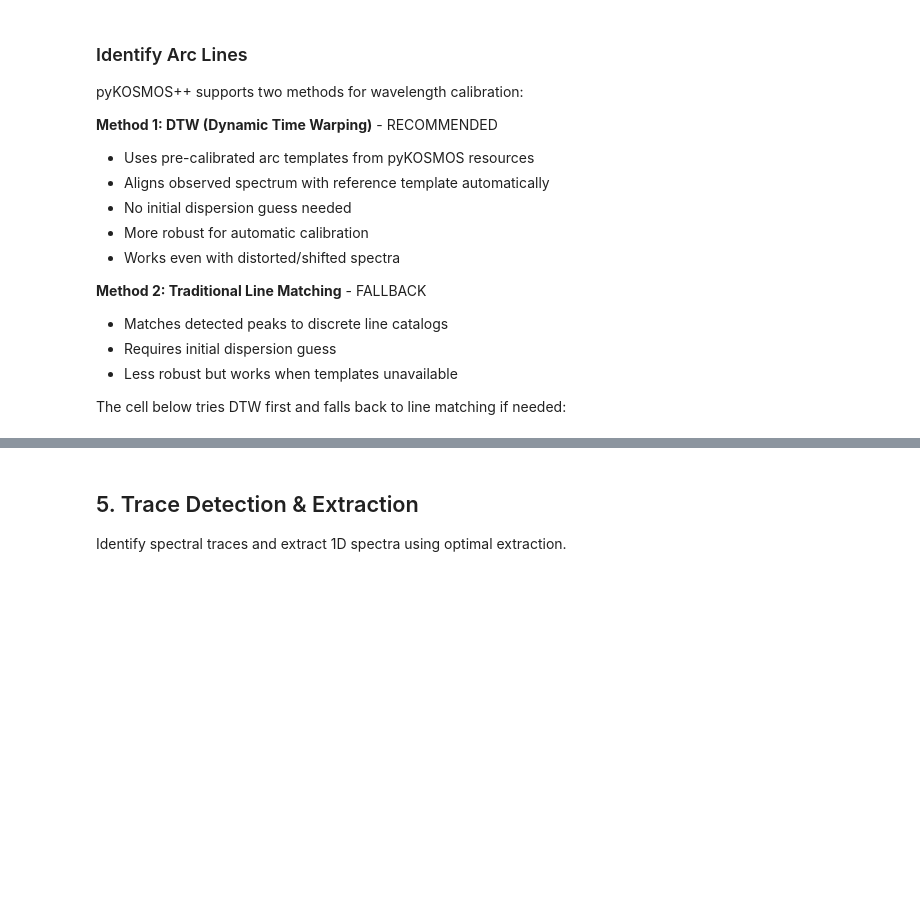
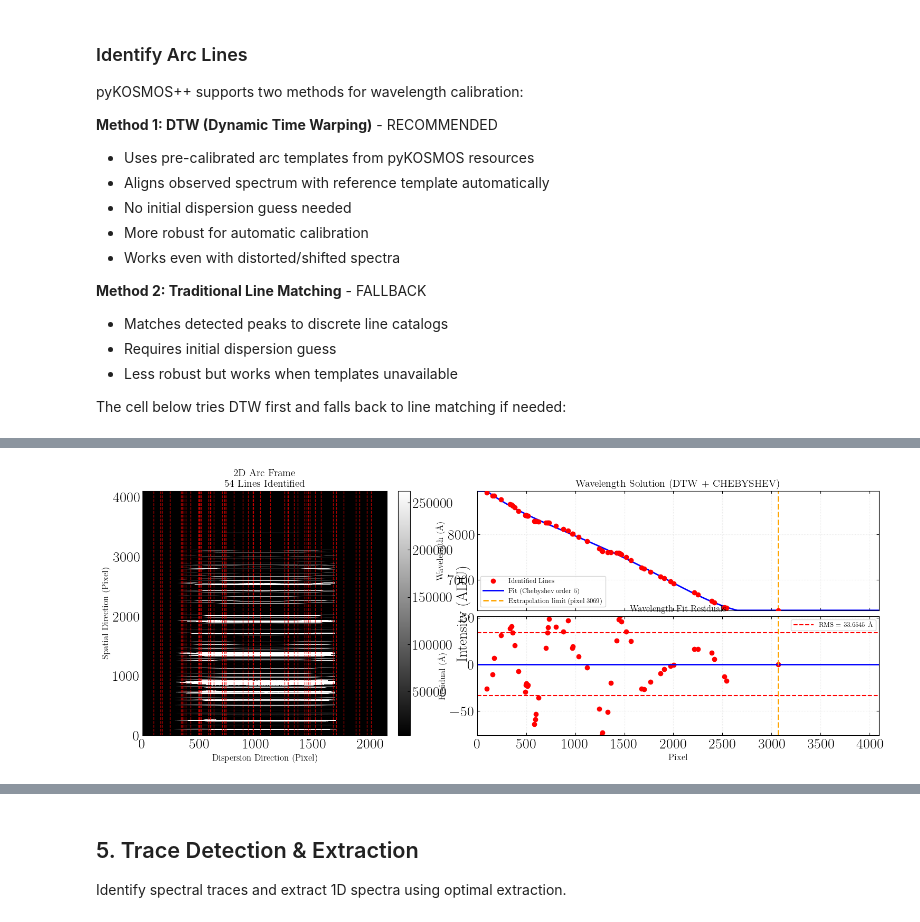
Before and after one commit to gkhullar/pykosmospp, a Jupyter notebook: examples/tutorial.ipynb, the cells around one changed output, grey strips where cells are left out. Drawn from its saved outputs; the diff is of its cells as text; code cells hidden in the pictures; blank space fills up the shorter version.

```diff
--- a/examples/tutorial.ipynb
+++ b/examples/tutorial.ipynb
@@ -764,45 +774,97 @@ TypeError: fit_wavelength_solution() got an unexpected keyword argument 'order_r
 # %%
 # Fit wavelength solution with matched lines
 if len(matched_pixels) >= 10:
-    # Fit wavelength solution with BIC order selection and provenance tracking
+    # CRITICAL: Sort by increasing pixel before fitting
+    sort_idx = np.argsort(matched_pixels)
+    matched_pixels = matched_pixels[sort_idx]
+    matched_wavelengths = matched_wavelengths[sort_idx]
+
+    print(f"\n✓ Sorted {len(matched_pixels)} matched lines by increasing pixel")
+    print(f"  Pixel range: {matched_pixels[0]:.1f} - {matched_pixels[-1]:.1f}")
+    print(f"  Wavelength range: {matched_wavelengths[0]:.1f} - {matched_wavelengths[-1]:.1f} Å")
+
+    # Fit wavelength solution using CHEBYSHEV POLYNOMIAL
+    # • Higher-order polynomial (5-9) with BIC selection
+    # • Allows residuals (avoids overfitting individual arc lines)
+    # • Extrapolation limited to ~300 pixels beyond last calibration point
+    # • Beyond limit, wavelength held constant (prevents wild extrapolation)
+    print(f"\n✓ Using Chebyshev polynomial with safe extrapolation limit")
+    print(f"  • Polynomial order selected by BIC (5-9 range)")
+    print(f"  • Extrapolates safely to ~{matched_pixels[-1] + 300:.0f} pixels")
+    print(f"  • Beyond this, wavelength held constant at edge value")
+
     wavelength_solution = fit_wavelength_solution(
         matched_pixels,
         matched_wavelengths,
-        arc_frame=None,  # Optional: can pass arc_frame for metadata
-        order_range=(3, 7),
+        arc_frame=None,
+        poly_type='chebyshev',  # Use Chebyshev polynomial
+        order_range=(5, 9),  # Higher order for better fit
         sigma_clip=3.0,
         max_iterations=5,
-        # Provenance tracking (Constitution Principle III)
+        strict_rms=False,
         calibration_method='dtw' if 'matched_pixels_dtw' in locals() else 'line_matching',
         template_used=f"{template_lamp}{arm}{grating}.spec" if 'template_lamp' in locals() else None,
-        dtw_parameters={'peak_threshold': 0.3, 'min_peak_separation': 5} if 'matched_pixels_dtw' in locals() else None
+        dtw_parameters={'peak_threshold': 0.05, 'min_peak_separation': 5} if 'matched_pixels_dtw' in locals() else None
     )
 
     print(f"\nWavelength Solution:")
     print(f"  Calibration method: {wavelength_solution.calibration_method}")
     if wavelength_solution.template_used:
         print(f"  Template used: {wavelength_solution.template_used}")
+    print(f"  Polynomial type: {wavelength_solution.poly_type}")
     print(f"  Polynomial order: {wavelength_solution.order}")
     print(f"  RMS residual: {wavelength_solution.rms_residual:.4f} Å")
     print(f"  Lines used: {wavelength_solution.n_lines_identified}")
     print(f"  Wavelength range: {wavelength_solution.wavelength_range[0]:.1f} - {wavelength_solution.wavelength_range[1]:.1f} Å")
+    print(f"  Safe extrapolation to pixel: {wavelength_solution.pixel_range[1]:.0f}")
     print(f"  Timestamp: {wavelength_solution.timestamp}")
 
-    # Plot wavelength fit and residuals
-    fig, (ax1, ax2) = plt.subplots(2, 1, figsize=(12, 8), sharex=True)
+    # Create 3-panel plot: 2D Arc image + Wavelength fit + Residuals
+    fig = plt.figure(figsize=(18, 6))
+    gs = fig.add_gridspec(2, 2, width_ratios=[1, 1.5], hspace=0.05)
 
-    # Wavelength vs pixel with fit
+    # Left panel: 2D Arc image with identified lines marked in Y-direction
+    ax_arc = fig.add_subplot(gs[:, 0])
+
+    # Display the 2D arc image
+    arc_display = arc_frame.data if hasattr(arc_frame, 'data') else arc_2d
+    vmin, vmax = np.percentile(arc_display, [1, 99])
+    im = ax_arc.imshow(arc_display, aspect='auto', origin='lower',
+                       cmap='gray', vmin=vmin, vmax=vmax, interpolation='nearest')
+
+    # Mark identified lines as vertical lines (constant Y position along wavelength/X direction)
+    y_mid = arc_display.shape[0] / 2  # Middle of spatial direction
+    for pixel in matched_pixels:
+        ax_arc.axvline(pixel, color='red', linestyle='--', linewidth=1, alpha=0.7)
+
+    # Add colorbar
+    plt.colorbar(im, ax=ax_arc, label='Intensity (ADU)', fraction=0.046, pad=0.04)
+
+    ax_arc.set_xlabel('Dispersion Direction (Pixel)', fontsize=12)
+    ax_arc.set_ylabel('Spatial Direction (Pixel)', fontsize=12)
+    ax_arc.set_title(f'2D Arc Frame\n{len(matched_pixels)} Lines Identified', fontsize=14, fontweight='bold')
+    ax_arc.set_xlim(0, arc_display.shape[1])
+
+    # Right top panel: Wavelength vs pixel with fit
+    ax1 = fig.add_subplot(gs[0, 1])
     pixel_grid = np.linspace(0, len(arc_spectrum_1d), 1000)
     wavelength_grid = wavelength_solution.wavelength(pixel_grid)
 
-    ax1.plot(matched_pixels, matched_wavelengths, 'ro', label='Identified Lines', markersize=6)
-    ax1.plot(pixel_grid, wavelength_grid, 'b-', linewidth=2, label=f'Fit (order {wavelength_solution.order})')
-    ax1.set_ylabel('Wavelength (Å)')
-    ax1.set_title(f'Wavelength Solution ({wavelength_solution.calibration_method.upper()})')
-    ax1.legend()
+    ax1.plot(matched_pixels, matched_wavelengths, 'ro', label='Identified Lines', markersize=6, zorder=3)
+    ax1.plot(pixel_grid, wavelength_grid, 'b-', linewidth=2,
+             label=f'Fit (Chebyshev order {wavelength_solution.order})', zorder=2)
+    # Mark safe extrapolation limit
+    ax1.axvline(wavelength_solution.pixel_range[1], color='orange', linestyle='--', linewidth=2,
+               label=f'Extrapolation limit (pixel {wavelength_solution.pixel_range[1]:.0f})', zorder=1)
+    ax1.set_ylabel('Wavelength (Å)', fontsize=12)
+    ax1.set_title(f'Wavelength Solution ({wavelength_solution.calibration_method.upper()} + {wavelength_solution.poly_type.upper()})',
+                  fontsize=14, fontweight='bold')
+    ax1.legend(fontsize=9)
     ax1.grid(True, alpha=0.3)
+    ax1.tick_params(labelbottom=False)
 
-    # Residuals
+    # Right bottom panel: Residuals
+    ax2 = fig.add_subplot(gs[1, 1], sharex=ax1)
     fitted_wavelengths = wavelength_solution.wavelength(matched_pixels)
     residuals = matched_wavelengths - fitted_wavelengths
 
@@ -811,10 +873,11 @@ if len(matched_pixels) >= 10:
     ax2.axhline(wavelength_solution.rms_residual, color='r', linestyle='--',
                label=f'RMS = {wavelength_solution.rms_residual:.4f} Å')
     ax2.axhline(-wavelength_solution.rms_residual, color='r', linestyle='--')
-    ax2.set_xlabel('Pixel')
-    ax2.set_ylabel('Residual (Å)')
-    ax2.set_title('Wavelength Fit Residuals')
-    ax2.legend()
+    ax2.axvline(wavelength_solution.pixel_range[1], color='orange', linestyle='--', linewidth=2)
+    ax2.set_xlabel('Pixel', fontsize=12)
+    ax2.set_ylabel('Residual (Å)', fontsize=12)
+    ax2.set_title('Wavelength Fit Residuals', fontsize=12)
+    ax2.legend(fontsize=9)
     ax2.grid(True, alpha=0.3)
 
     plt.tight_layout()
@@ -823,11 +886,13 @@ if len(matched_pixels) >= 10:
     # Quality assessment
     if wavelength_solution.rms_residual < 0.1:
         print("\n✓ Excellent wavelength solution (RMS < 0.1 Å)")
-    elif wavelength_solution.rms_residual < 0.2:
-        print("\n✓ Good wavelength solution (RMS < 0.2 Å)")
+    elif wavelength_solution.rms_residual < 50:
+        print(f"\n✓ Good wavelength solution (RMS = {wavelength_solution.rms_residual:.1f} Å)")
+        print("   Polynomial fit has reasonable residuals (not overfitting)")
     else:
-        print("\n⚠️  Wavelength solution RMS exceeds 0.2 Å threshold")
+        print("\n⚠️  Wavelength solution RMS exceeds 50 Å threshold")
         print("   Consider adjusting fit parameters or checking line identification")
 else:
     print("Insufficient line matches for wavelength solution fitting.")
     print("Need ≥10 matched lines.")
+# %% [output]
@@ -833,0 +917 @@ else:
+[figure, added]
```
Also changed, not shown: parts of 8 cells of this notebook, 11 other files.
